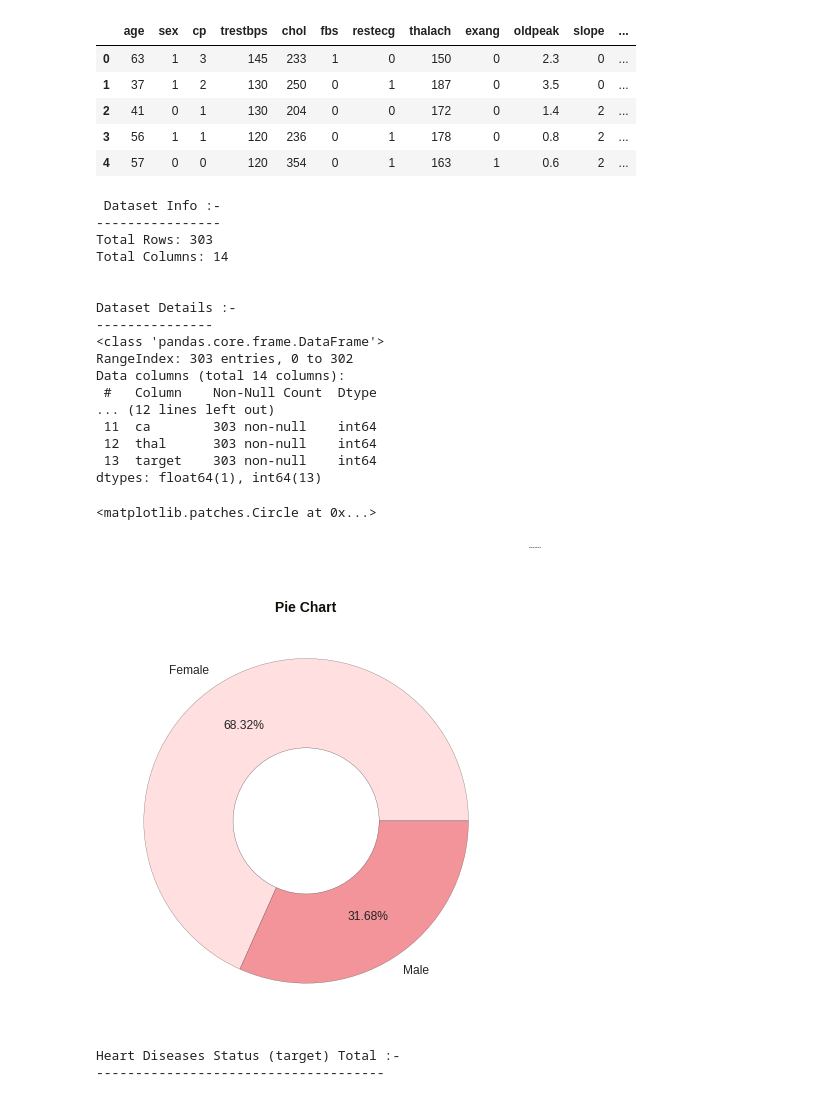
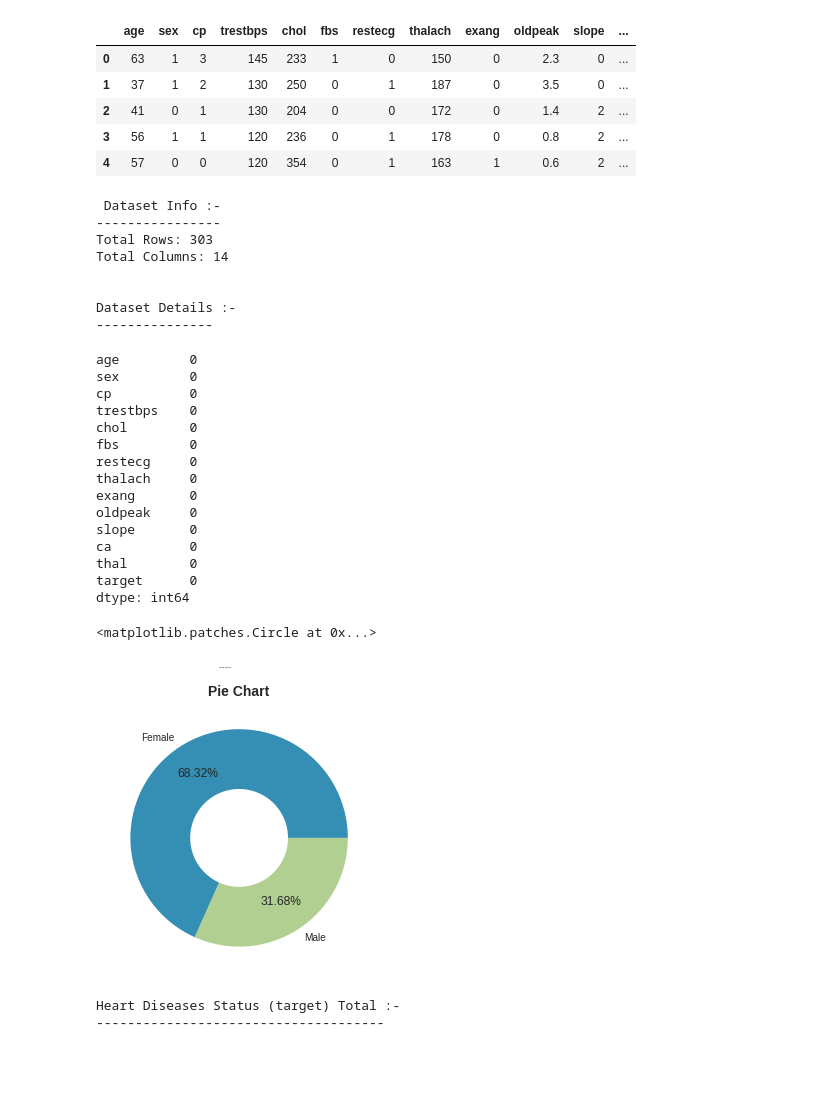
Before and after one commit to Eskerluminous/Heart_Disease-Dataset-Classification, a Jupyter notebook: Heart_disease.ipynb, the cells around one changed output. Cells and saved outputs as stored; diff of their text form; code cells hidden in the pictures; blank space fills up the shorter version.

```diff
--- a/Heart_disease.ipynb
+++ b/Heart_disease.ipynb
@@ -37,7 +37,7 @@ print('Total Columns:', df.shape[1])
 print('\n')
 print('Dataset Details :-')
 print('---' * 5)
-df.info(memory_usage = False)
+df.isnull().sum()
 # %% [output]
  Dataset Info :-
 ----------------
@@ -47,43 +47,39 @@ Total Columns: 14
 
 Dataset Details :-
 ---------------
-<class 'pandas.core.frame.DataFrame'>
-RangeIndex: 303 entries, 0 to 302
-Data columns (total 14 columns):
- #   Column    Non-Null Count  Dtype
-... (12 lines left out)
- 11  ca        303 non-null    int64
- 12  thal      303 non-null    int64
- 13  target    303 non-null    int64
-dtypes: float64(1), int64(13)
+age         0
+sex         0
+cp          0
+trestbps    0
+chol        0
+fbs         0
+restecg     0
+thalach     0
+exang       0
+oldpeak     0
+slope       0
+ca          0
+thal        0
+target      0
+dtype: int64
 # %%
 lst=['sex', 'cp', 'fbs', 'restecg', 'exang', 'slope', 'ca', 'thal']
 df[lst] = df[lst].astype(object)
 # %%
-color_mix = ['#F38BB2', '#FFB9CF', '#FFD7D7', '#F17881', '#E7525B']
-black_grad = ['#100C07', '#3E3B39', '#6D6A6A', '#9B9A9C', '#CAC9CD']
-colors=color_mix[2:4]
 labels=['Female', 'Male']
 order=df['sex'].value_counts().index
-
-
-plt.figure(figsize=(16, 8))
+plt.figure(figsize=(16, 5))
 plt.suptitle('Sex (Gender) Distribution', fontweight='heavy',
-             fontsize='1', fontfamily='sans-serif', color=black_grad[0])
-
-
-
-plt.subplot(1, 2, 1)
-plt.title('Pie Chart', fontweight='bold', fontsize=14,
-          fontfamily='sans-serif', color=black_grad[0])
-plt.pie(df['sex'].value_counts(), labels=labels, colors=colors, pctdistance=0.7,
-        autopct='%.2f%%', wedgeprops=dict(alpha=0.8, edgecolor=black_grad[1]),
-        textprops={'fontsize':12})
-centre=plt.Circle((0, 0), 0.45, fc='white', edgecolor=black_grad[1])
+             fontsize='1', fontfamily='sans-serif')
+# plt.subplot(1, 2, 1)
+plt.title('Pie Chart', fontweight='bold', fontsize=14)
+plt.pie(df['sex'].value_counts(), labels=labels,pctdistance=0.7,
+        autopct='%.2f%%', wedgeprops=dict(alpha=0.8))
+centre=plt.Circle((0, 0), 0.45, fc='white')
 plt.gcf().gca().add_artist(centre)
 # %% [output]
 <matplotlib.patches.Circle at 0x...>
-[figure, old version]
+[figure, new version]
 # %%
 from sklearn.preprocessing import MinMaxScaler
 
```
Also changed, not shown: parts of 3 cells of this notebook.
